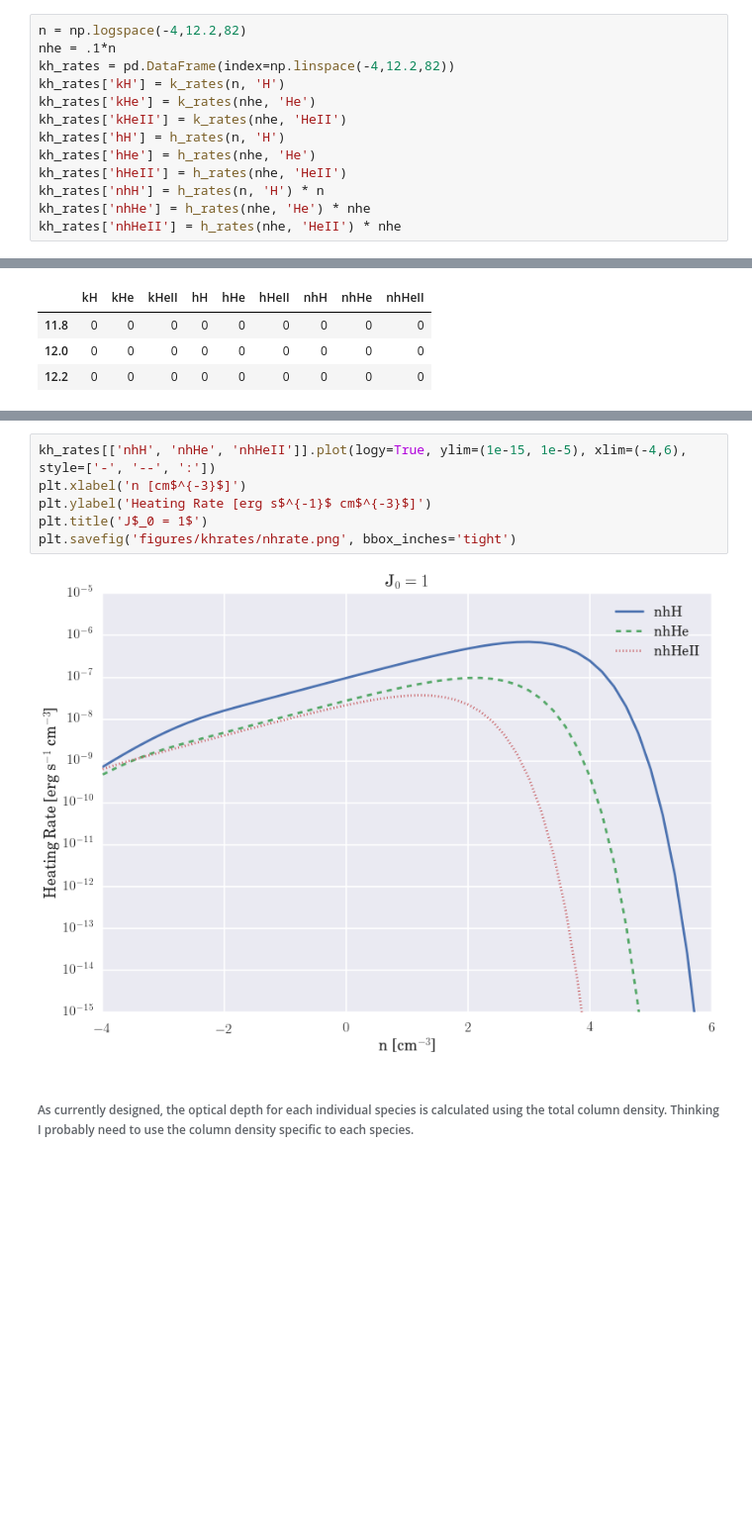
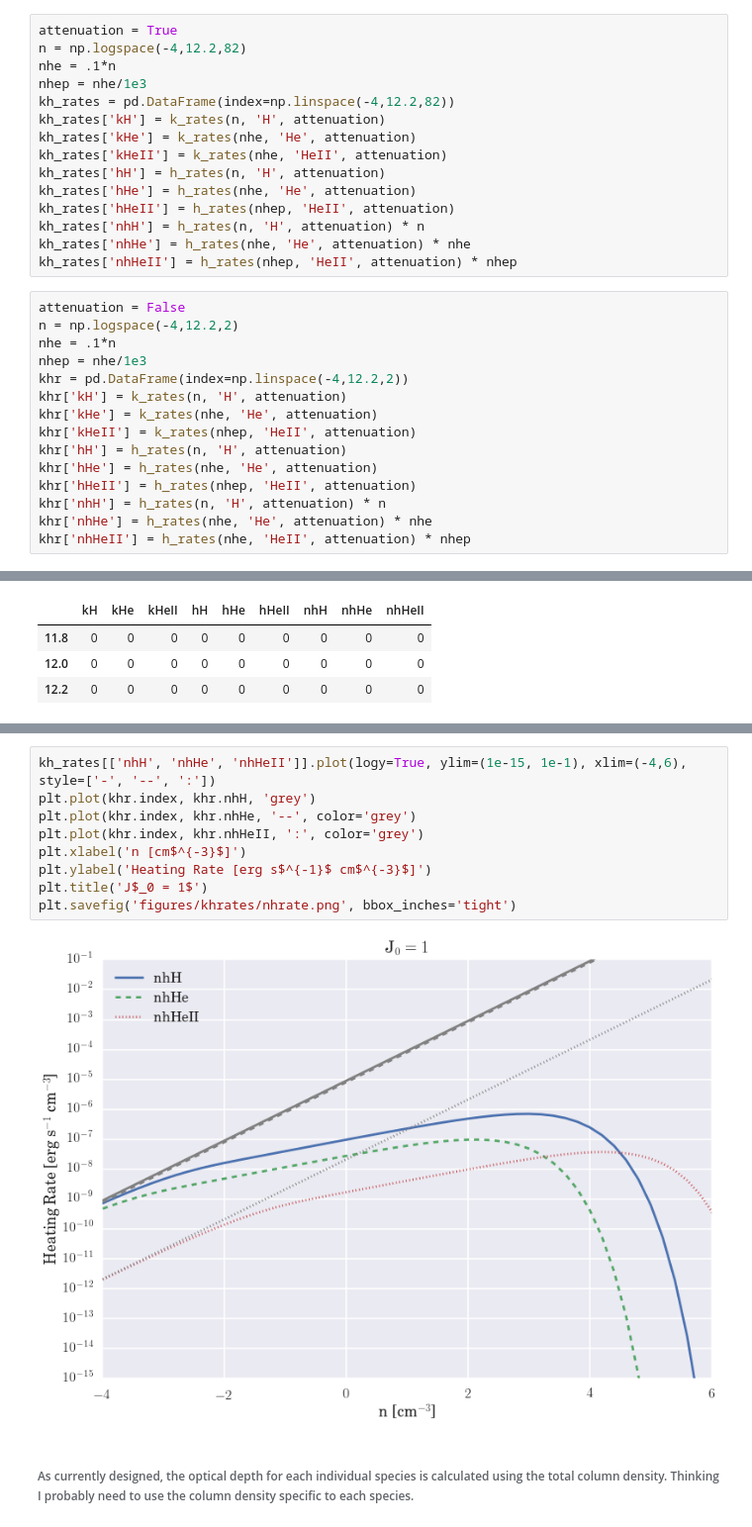
Before and after one commit to hummel/xray_notebooks, a Jupyter notebook: X-Ray Heating and Ionization Table.ipynb, the cells around one changed output, grey strips where cells are left out. Shown at 99% size. Saved outputs shown, nothing was run; the diff lists cells and outputs as text; blank space fills up the shorter version.

Commit message:
Added ability to turn attenuation on or off.

```diff
--- a/X-Ray Heating and Ionization Table.ipynb
+++ b/X-Ray Heating and Ionization Table.ipynb
@@ -194,18 +200,35 @@ array(4504.8082161801185)
 # %% [output]
 81
 # %%
+attenuation = True
 n = np.logspace(-4,12.2,82)
 nhe = .1*n
+nhep = nhe/1e3
 kh_rates = pd.DataFrame(index=np.linspace(-4,12.2,82))
-kh_rates['kH'] = k_rates(n, 'H')
-kh_rates['kHe'] = k_rates(nhe, 'He')
-kh_rates['kHeII'] = k_rates(nhe, 'HeII')
-kh_rates['hH'] = h_rates(n, 'H')
-kh_rates['hHe'] = h_rates(nhe, 'He')
-kh_rates['hHeII'] = h_rates(nhe, 'HeII')
-kh_rates['nhH'] = h_rates(n, 'H') * n
-kh_rates['nhHe'] = h_rates(nhe, 'He') * nhe
-kh_rates['nhHeII'] = h_rates(nhe, 'HeII') * nhe
+kh_rates['kH'] = k_rates(n, 'H', attenuation)
+kh_rates['kHe'] = k_rates(nhe, 'He', attenuation)
+kh_rates['kHeII'] = k_rates(nhe, 'HeII', attenuation)
+kh_rates['hH'] = h_rates(n, 'H', attenuation)
+kh_rates['hHe'] = h_rates(nhe, 'He', attenuation)
+kh_rates['hHeII'] = h_rates(nhep, 'HeII', attenuation)
+kh_rates['nhH'] = h_rates(n, 'H', attenuation) * n
+kh_rates['nhHe'] = h_rates(nhe, 'He', attenuation) * nhe
+kh_rates['nhHeII'] = h_rates(nhep, 'HeII', attenuation) * nhep
+# %%
+attenuation = False
+n = np.logspace(-4,12.2,2)
+nhe = .1*n
+nhep = nhe/1e3
+khr = pd.DataFrame(index=np.linspace(-4,12.2,2))
+khr['kH'] = k_rates(n, 'H', attenuation)
+khr['kHe'] = k_rates(nhe, 'He', attenuation)
+khr['kHeII'] = k_rates(nhep, 'HeII', attenuation)
+khr['hH'] = h_rates(n, 'H', attenuation)
+khr['hHe'] = h_rates(nhe, 'He', attenuation)
+khr['hHeII'] = h_rates(nhep, 'HeII', attenuation)
+khr['nhH'] = h_rates(n, 'H', attenuation) * n
+khr['nhHe'] = h_rates(nhe, 'He', attenuation) * nhe
+khr['nhHeII'] = h_rates(nhe, 'HeII', attenuation) * nhep
 # %%
 kh_rates.head(3)
 # %% [output]
@@ -239,11 +268,14 @@ plt.savefig('figures/khrates/hrate.png', bbox_inches='tight')
 # %%
-kh_rates[['nhH', 'nhHe', 'nhHeII']].plot(logy=True, ylim=(1e-15, 1e-5), xlim=(-4,6), style=['-', '--', ':'])
+kh_rates[['nhH', 'nhHe', 'nhHeII']].plot(logy=True, ylim=(1e-15, 1e-1), xlim=(-4,6), style=['-', '--', ':'])
+plt.plot(khr.index, khr.nhH, 'grey')
+plt.plot(khr.index, khr.nhHe, '--', color='grey')
+plt.plot(khr.index, khr.nhHeII, ':', color='grey')
 plt.xlabel('n [cm$^{-3}$]')
 plt.ylabel('Heating Rate [erg s$^{-1}$ cm$^{-3}$]')
 plt.title('J$_0 = 1$')
 plt.savefig('figures/khrates/nhrate.png', bbox_inches='tight')
 # %% [output]
-[figure, old version]
+[figure, new version]
 # %% [markdown]
 ###### As currently designed, the optical depth for each individual species is calculated using the total column density.  Thinking I probably need to use the column density specific to each species.
 # %%
```
Also changed, not shown: parts of 6 cells of this notebook.
